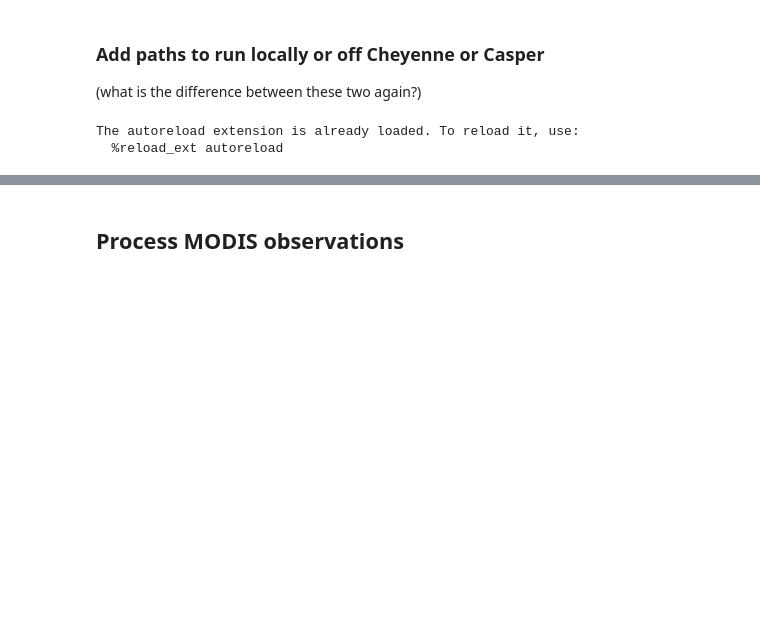
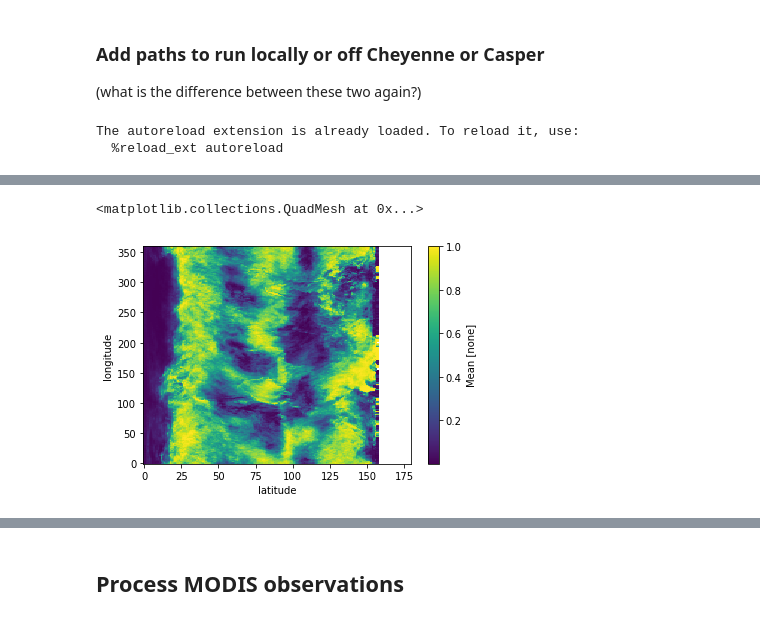
Before and after one commit to jshaw35/CESM2_analysis, a Jupyter notebook: CESM2_COSP/modis_proc_new.ipynb, the cells around one changed output, grey strips where cells are left out. Drawn from its saved outputs; the diff is of its cells as text; code cells hidden in the pictures; blank space fills up the shorter version.

```diff
--- a/CESM2_COSP/modis_proc_new.ipynb
+++ b/CESM2_COSP/modis_proc_new.ipynb
@@ -34,0 +74,5 @@ from interp_functions import *
+# %%
+single_modis_fractionh['Mean'].plot() # Cloud Fraction from Cloud Mask (High, CTP LT 440 hPa) for Daytime Scenes
+# %% [output]
+<matplotlib.collections.QuadMesh at 0x...>
+[figure, added]
```
Also changed, not shown: parts of 20 cells of this notebook, 1 other file.
